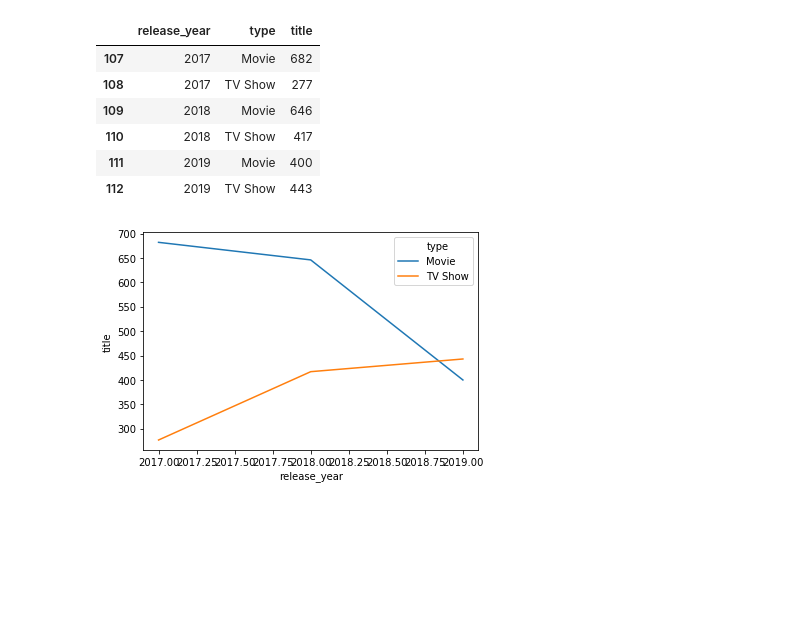
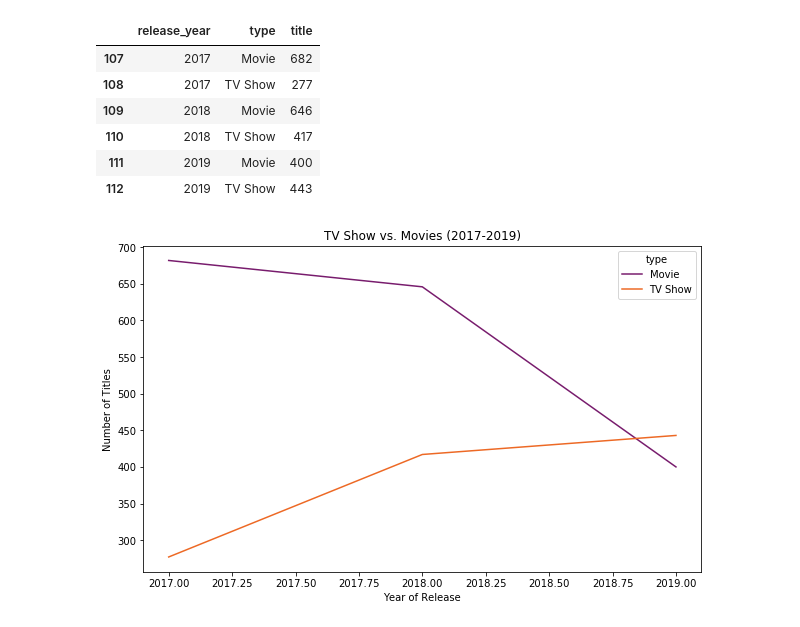
Before and after one commit to learn-co-curriculum/dsc-phase-1-project-online, a Jupyter notebook: WebscrapingPhase1.ipynb, the cells around one changed output. Drawn from its saved outputs; the diff is of its cells as text; code cells hidden in the pictures; blank space fills up the shorter version.

```diff
--- a/WebscrapingPhase1.ipynb
+++ b/WebscrapingPhase1.ipynb
@@ -1084,8 +1049,9 @@ kaggle_filtered2
 | 110 | 2018 | TV Show | 417 |
 | 111 | 2019 | Movie | 400 |
 | 112 | 2019 | TV Show | 443 |
-# %%
-# fix y title and give graph title
-ax = sns.lineplot(x='release_year', y='title', data=kaggle_filtered2, hue='type', markers=True)
-# %% [output]
-[figure, removed]
+# %%
+fig,ax = plt.subplots(figsize=(10,6))
+ax.set(xlabel='Year of Release', ylabel='Number of Titles')
+ax = sns.lineplot(x='release_year', y='title', data=kaggle_filtered2, hue='type', markers=True, palette='inferno').set_title("TV Show vs. Movies (2017-2019)")
+# %% [output]
+[figure, added]
```
Also changed, not shown: parts of 15 cells of this notebook.
